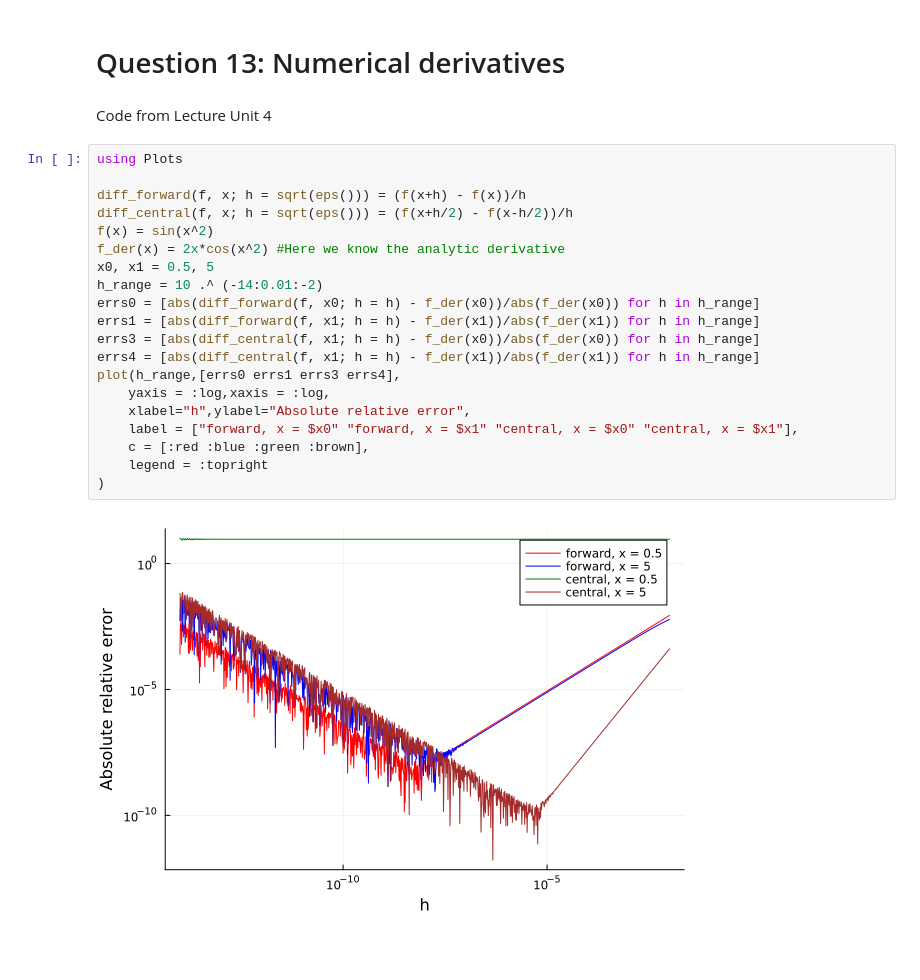
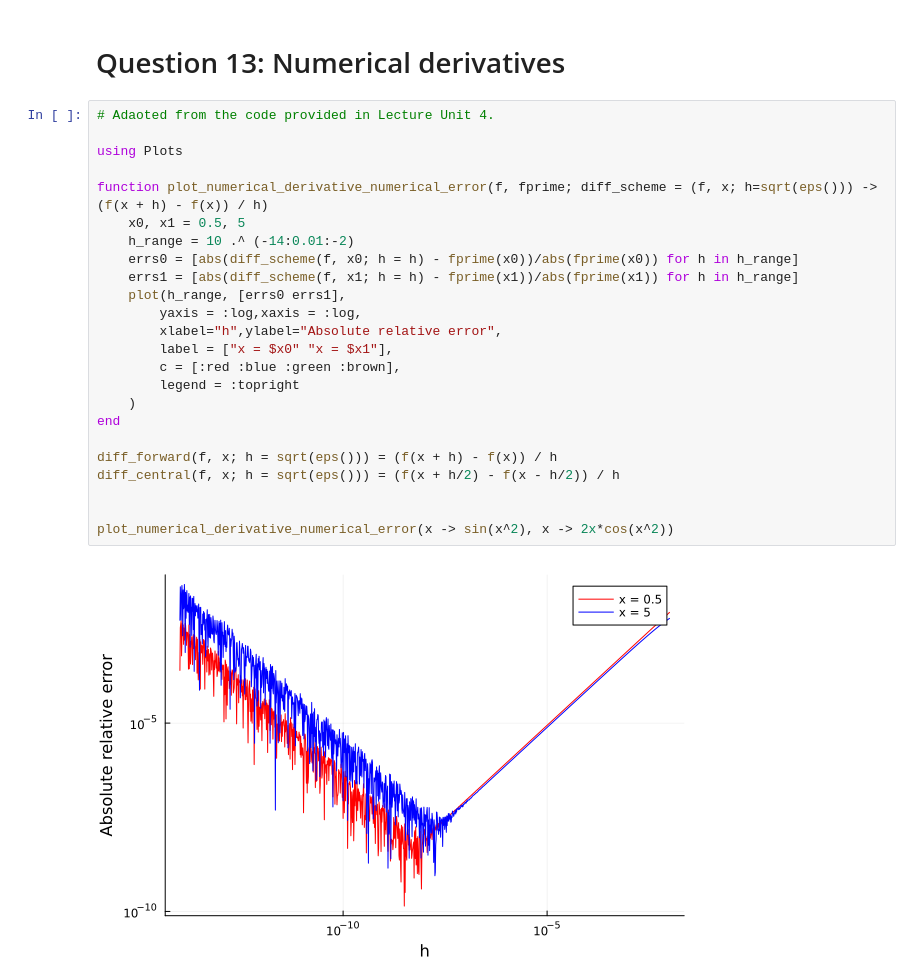
Before and after one commit to MiiKaa3/Julia-Codespaces, a Jupyter notebook: dev/BigHW_Q13.ipynb, the cells around one changed output. Cells and saved outputs as stored; diff of their text form; blank space fills up the shorter version.

```diff
--- a/dev/BigHW_Q13.ipynb
+++ b/dev/BigHW_Q13.ipynb
@@ -1,26 +1,28 @@
 # %% [markdown]
 # Question 13: Numerical derivatives
-# %% [markdown]
-Code from Lecture Unit 4
 # %%
+# Adaoted from the code provided in Lecture Unit 4.
+
 using Plots
 
-diff_forward(f, x; h = sqrt(eps())) = (f(x+h) - f(x))/h
-diff_central(f, x; h = sqrt(eps())) = (f(x+h/2) - f(x-h/2))/h
-f(x) = sin(x^2)
-f_der(x) = 2x*cos(x^2) #Here we know the analytic derivative
-x0, x1 = 0.5, 5
-h_range = 10 .^ (-14:0.01:-2)
-errs0 = [abs(diff_forward(f, x0; h = h) - f_der(x0))/abs(f_der(x0)) for h in h_range]
-errs1 = [abs(diff_forward(f, x1; h = h) - f_der(x1))/abs(f_der(x1)) for h in h_range]
-errs3 = [abs(diff_central(f, x1; h = h) - f_der(x0))/abs(f_der(x0)) for h in h_range]
-errs4 = [abs(diff_central(f, x1; h = h) - f_der(x1))/abs(f_der(x1)) for h in h_range]
-plot(h_range,[errs0 errs1 errs3 errs4],
-    yaxis = :log,xaxis = :log,
-    xlabel="h",ylabel="Absolute relative error",
-    label = ["forward, x = $x0" "forward, x = $x1" "central, x = $x0" "central, x = $x1"],
-    c = [:red :blue :green :brown],
-    legend = :topright
-)
+function plot_numerical_derivative_numerical_error(f, fprime; diff_scheme = (f, x; h=sqrt(eps())) -> (f(x + h) - f(x)) / h)
+    x0, x1 = 0.5, 5
+    h_range = 10 .^ (-14:0.01:-2)
+    errs0 = [abs(diff_scheme(f, x0; h = h) - fprime(x0))/abs(fprime(x0)) for h in h_range]
+    errs1 = [abs(diff_scheme(f, x1; h = h) - fprime(x1))/abs(fprime(x1)) for h in h_range]
+    plot(h_range, [errs0 errs1],
+        yaxis = :log,xaxis = :log,
+        xlabel="h",ylabel="Absolute relative error",
+        label = ["x = $x0" "x = $x1"],
+        c = [:red :blue :green :brown],
+        legend = :topright
+    )
+end
+
+diff_forward(f, x; h = sqrt(eps())) = (f(x + h) - f(x)) / h
+diff_central(f, x; h = sqrt(eps())) = (f(x + h/2) - f(x - h/2)) / h
+
+
+plot_numerical_derivative_numerical_error(x -> sin(x^2), x -> 2x*cos(x^2))
 # %% [output]
-[figure, old version]
+[figure, new version]
```
